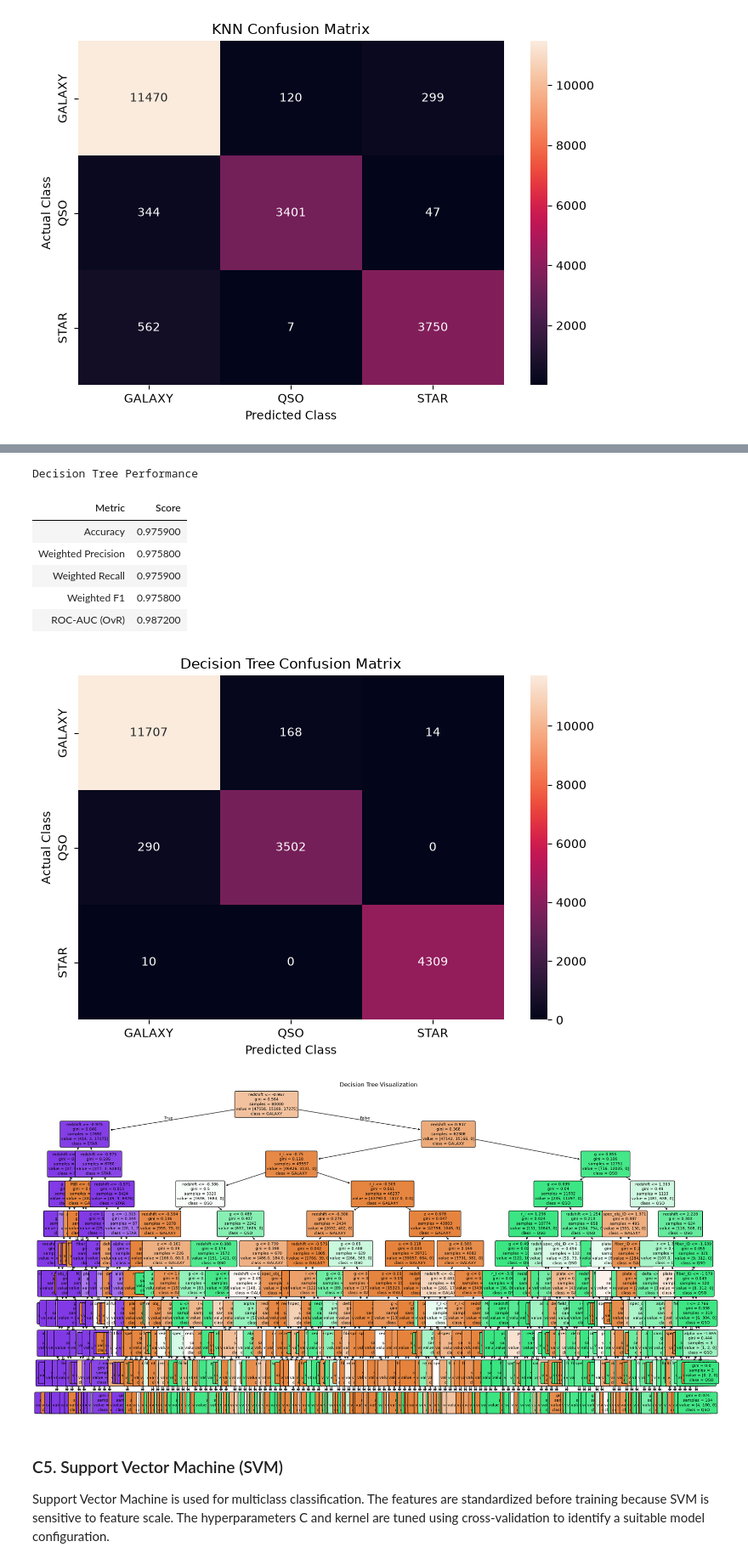
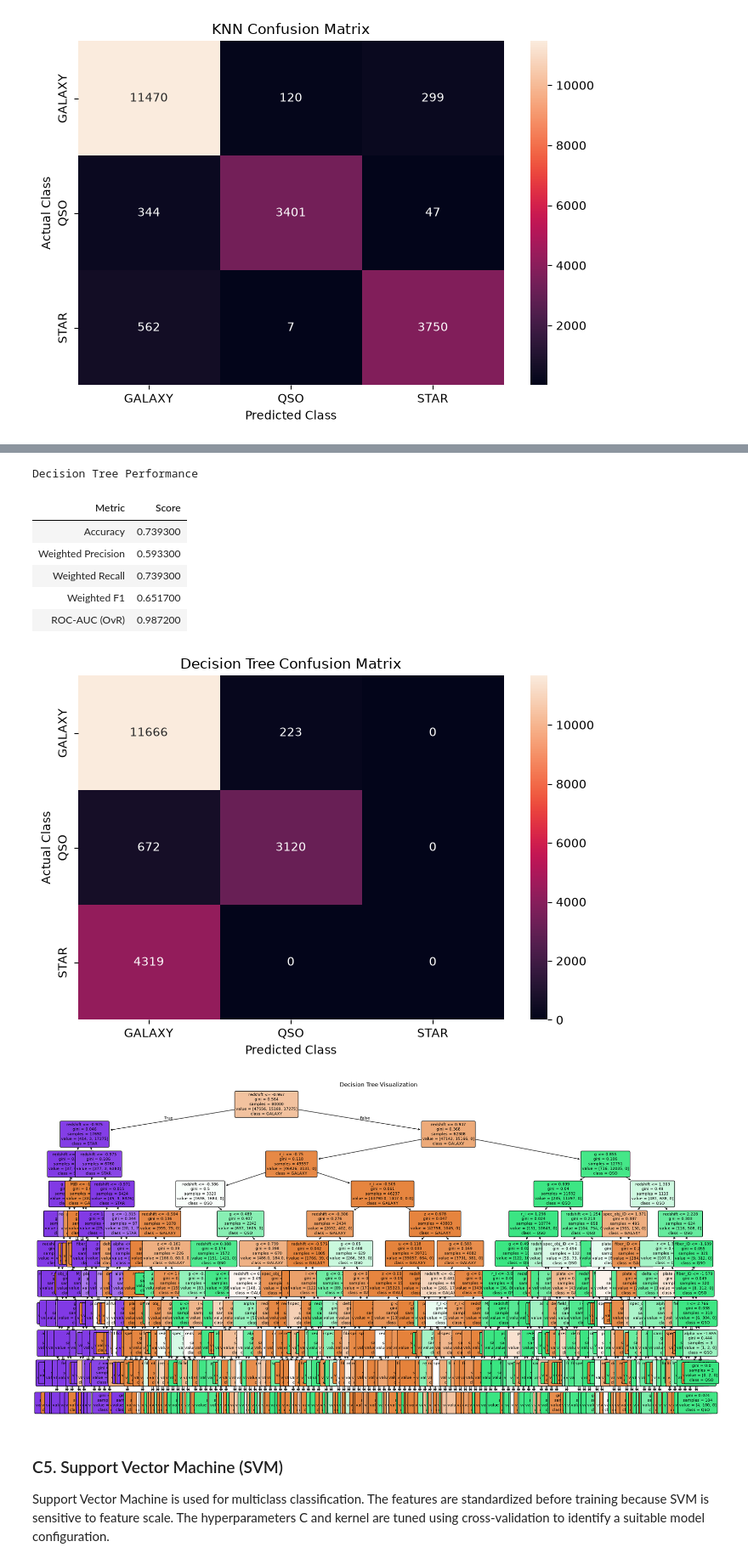
Before and after one commit to Reshma925/Vectora, a Jupyter notebook: ML_CLASSIFICATION_TRACKA/classification.ipynb, the cells around one changed output, grey strips where cells are left out. Shown at 85% size. Drawn from its saved outputs; the diff is of its cells as text; code cells hidden in the pictures.

```diff
--- a/ML_CLASSIFICATION_TRACKA/classification.ipynb
+++ b/ML_CLASSIFICATION_TRACKA/classification.ipynb
@@ -944,7 +964,7 @@ best_dt = dt_grid.best_estimator_
 joblib.dump(best_dt, "models/decision_tree_model.pkl")
 
 # Predictions
-y_pred_dt = best_dt.predict(X_test_scaled)
+y_pred_dt = best_dt.predict(X_test)
 
 
 # Evaluation
@@ -1024,38 +1044,38 @@ plot_tree(
     best_dt,
     feature_names=X.columns,
     class_names=label_encoder.classes_,
     filled=True,
     rounded=True,
     fontsize=8
 )
 plt.title("Decision Tree Visualization")
 plt.tight_layout()
 plt.show()
 
 
 # Results stored for model comparision
 dt_results = {
     "Model": "Decision Tree",
     "Accuracy": dt_accuracy,
     "Weighted Precision": dt_precision,
     "Weighted Recall": dt_recall,
     "Weighted F1": dt_f1,
     "ROC-AUC (OvR)": dt_roc_auc
 }
 # %% [output]
 Best Decision Tree Parameters:
 {'max_depth': 10}
 
 Best Cross-Validation F1 Score:
 0.9693
 Decision Tree Performance
 | Metric | Score |
-| Accuracy | 0.975900 |
-| Weighted Precision | 0.975800 |
-| Weighted Recall | 0.975900 |
-| Weighted F1 | 0.975800 |
+| Accuracy | 0.739300 |
+| Weighted Precision | 0.593300 |
+| Weighted Recall | 0.739300 |
+| Weighted F1 | 0.651700 |
 | ROC-AUC (OvR) | 0.987200 |
-[figure, old version]
+[figure, new version]
 [figure]
 # %% [markdown]
 ### C5. Support Vector Machine (SVM)
```
Also changed, not shown: parts of 13 cells of this notebook, 1 other file.
